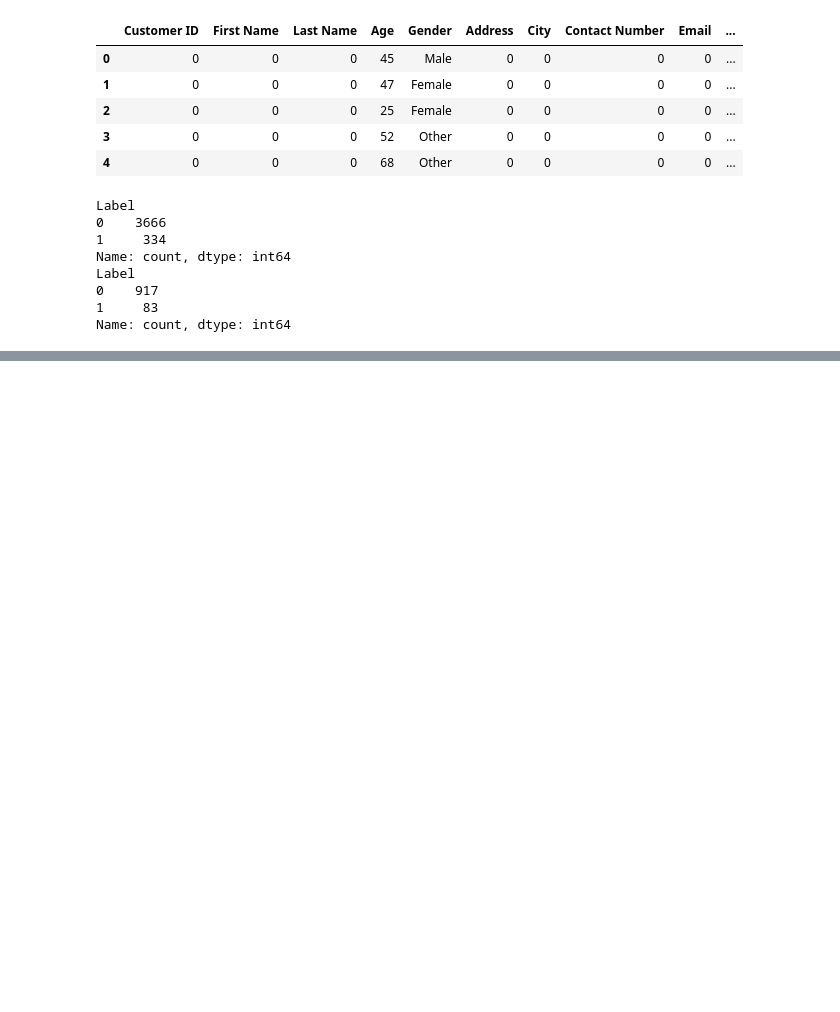
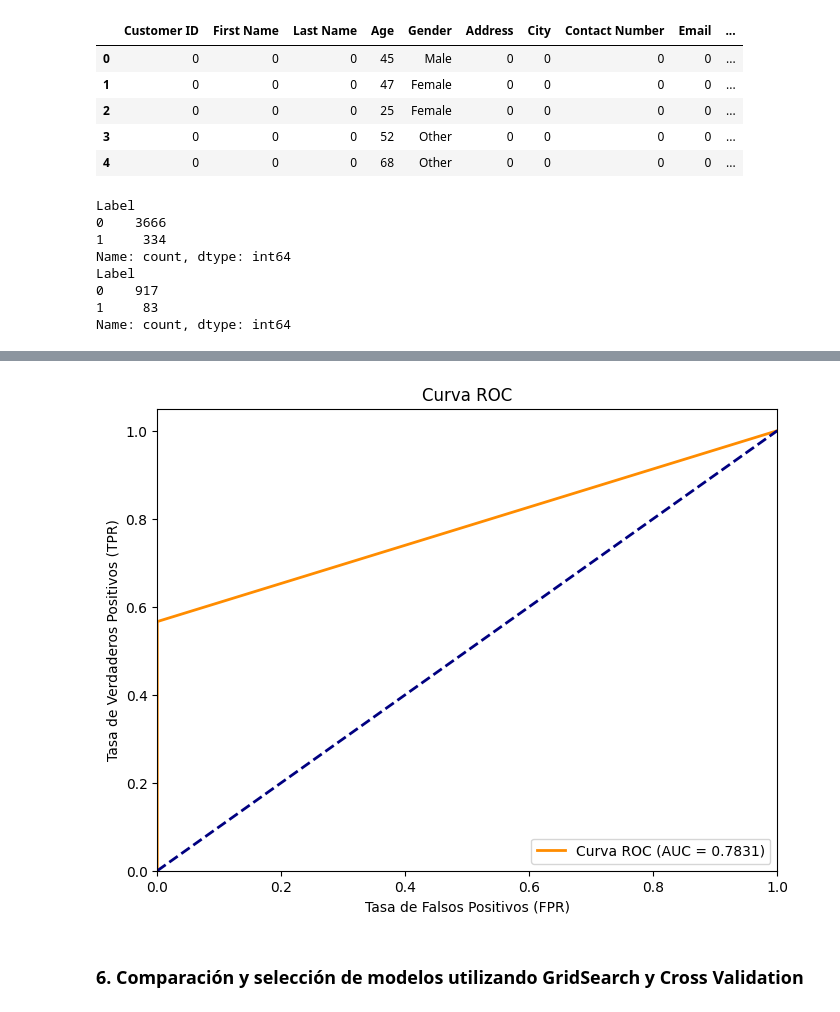
Before and after one commit to albertofalco/ENAP, a Jupyter notebook: 2025_01/main/main.ipynb, the cells around one changed output, grey strips where cells are left out. Cells and saved outputs as stored; diff of their text form; code cells hidden in the pictures; blank space fills up the shorter version.

```diff
--- a/2025_01/main/main.ipynb
+++ b/2025_01/main/main.ipynb
@@ -313,0 +407,19 @@ accuracy_score(y_test, y_pred)
+# %%
+# Construcción de la curva ROC y cálculo del área bajo la curva.
+fpr, tpr, thresholds = roc_curve(y_test, y_prob[:, 1])
+auc = roc_auc_score(y_test, y_prob[:, 1])
+
+plt.figure(figsize=(8, 6))
+plt.plot(fpr, tpr, color='darkorange', lw=2, label=f'Curva ROC (AUC = {auc:.4f})')
+plt.plot([0, 1], [0, 1], color='navy', lw=2, linestyle='--')
+plt.xlim([0.0, 1.0])
+plt.ylim([0.0, 1.05])
+plt.xlabel('Tasa de Falsos Positivos (FPR)')
+plt.ylabel('Tasa de Verdaderos Positivos (TPR)')
+plt.title('Curva ROC')
+plt.legend(loc="lower right")
+plt.show()
+# %% [output]
+[figure, added]
+# %% [markdown]
+### 6. Comparación y selección de modelos utilizando GridSearch y Cross Validation
```
Also changed, not shown: parts of 10 cells of this notebook.
